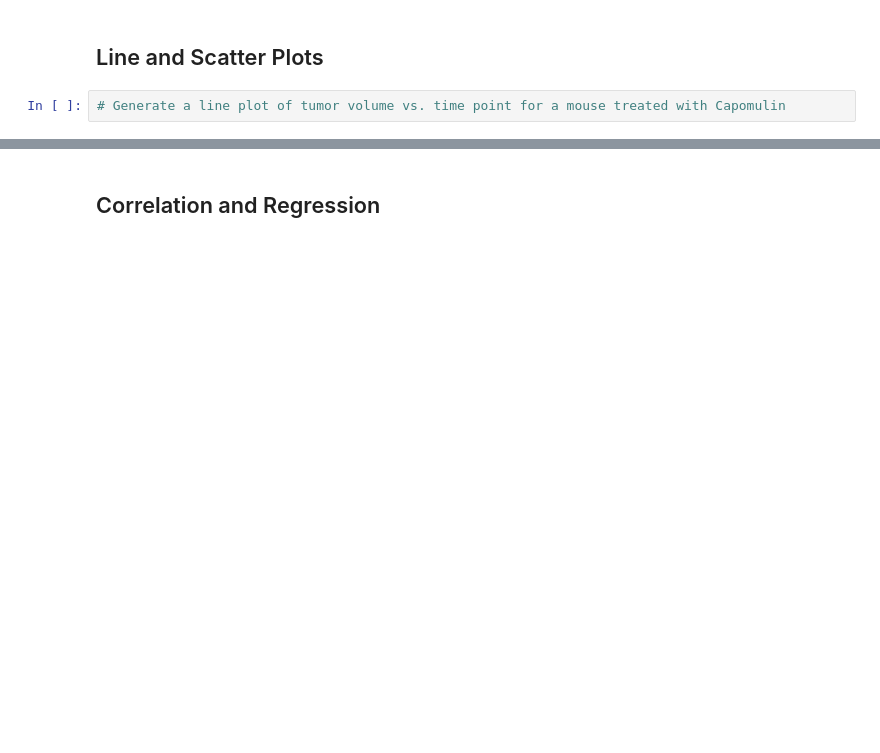
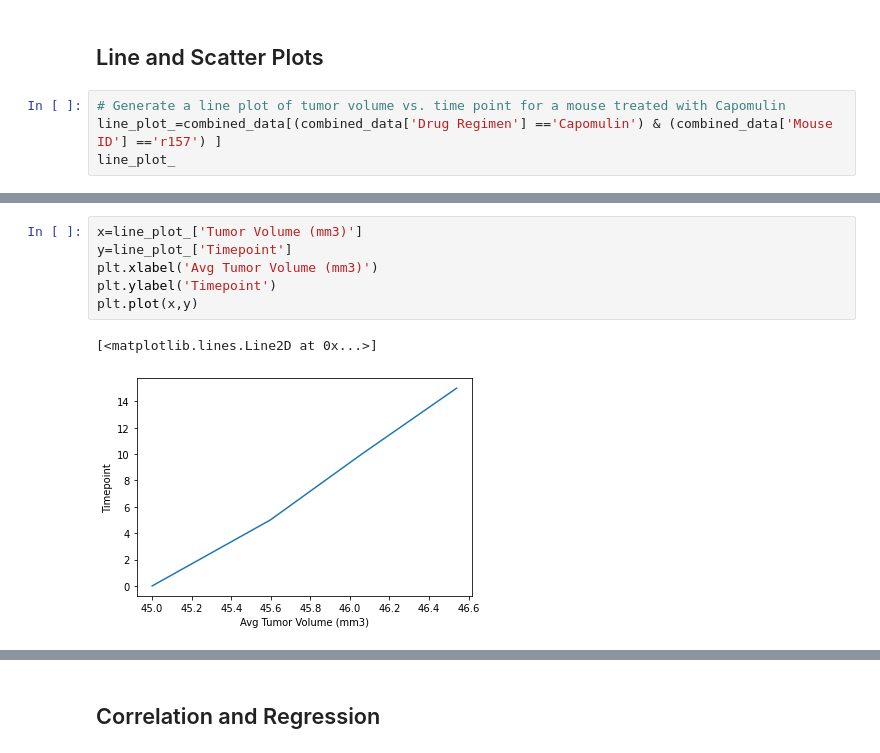
Before and after one commit to SugeilyMG/Matplotlib-challenge, a Jupyter notebook: pymaceuticals_starter.ipynb, the cells around one changed output, grey strips where cells are left out. Cells and saved outputs as stored; diff of their text form; blank space fills up the shorter version.

```diff
--- a/pymaceuticals_starter.ipynb
+++ b/pymaceuticals_starter.ipynb
@@ -270,3 +317,5 @@ plt.pie(distribution_list, labels=labels, colors=colors,
 ## Line and Scatter Plots
 # %%
 # Generate a line plot of tumor volume vs. time point for a mouse treated with Capomulin
+line_plot_=combined_data[(combined_data['Drug Regimen'] =='Capomulin') & (combined_data['Mouse ID'] =='r157') ]
+line_plot_
@@ -273,2 +328,11 @@ plt.pie(distribution_list, labels=labels, colors=colors,
+# %%
+x=line_plot_['Tumor Volume (mm3)']
+y=line_plot_['Timepoint']
+plt.xlabel('Avg Tumor Volume (mm3)')
+plt.ylabel('Timepoint')
+plt.plot(x,y)
+# %% [output]
+[<matplotlib.lines.Line2D at 0x...>]
+[figure, added]
 # %%
 # Generate a scatter plot of average tumor volume vs. mouse weight for the Capomulin regimen
```
Also changed, not shown: parts of 14 cells of this notebook, 2 other files.
